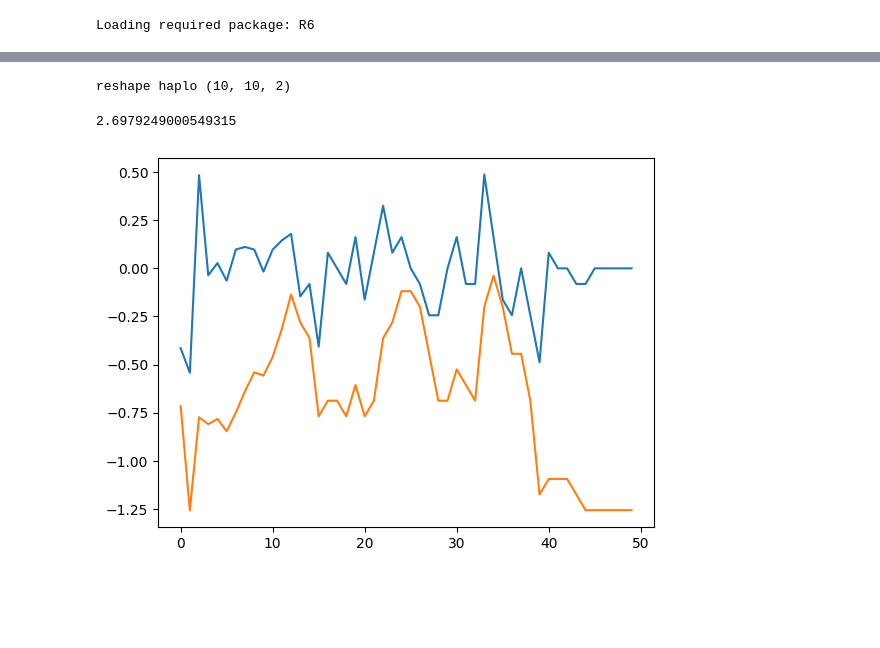
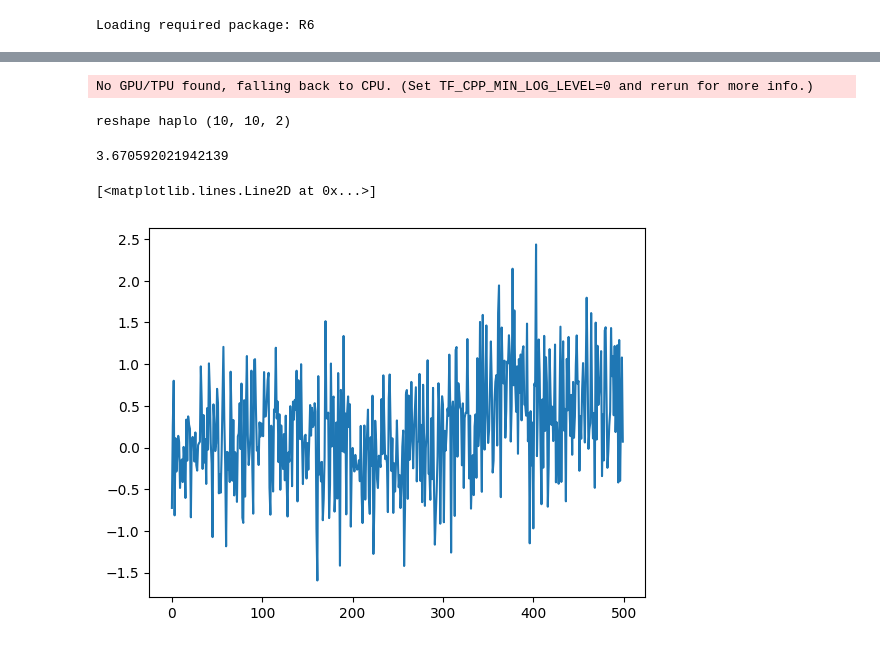
Before and after one commit to cjGO/breeder_agent, a Jupyter notebook: test.ipynb, the cells around one changed output, grey strips where cells are left out. Cells and saved outputs as stored; diff of their text form; code cells hidden in the pictures; blank space fills up the shorter version.

Commit message:
added quick gradient accumulation per episode

```diff
--- a/test.ipynb
+++ b/test.ipynb
@@ -877,33 +875,34 @@ class BreedingProgram:
         baseline = sum(running_baseline) / len(running_baseline)
         return baseline
 
-    # TRAINING
     @tf.function
     def train_step(self, inputs, scores_dummy,reward):
         with tf.GradientTape() as actor_tape, tf.GradientTape() as critic_tape:
             actor_output = self.actor([inputs, scores_dummy], training=True)
             critic_value = self.critic([inputs, scores_dummy, actor_output], training=True)
             actor_loss = -tf.reduce_mean(critic_value)
-            critic_loss = tf.keras.losses.MSE(reward, critic_value)
+            critic_loss = tf.keras.losses.huber(reward, critic_value)
 
         actor_grads = actor_tape.gradient(actor_loss, self.actor.trainable_variables)
         critic_grads = critic_tape.gradient(critic_loss, self.critic.trainable_variables)
 
-        self.actor.optimizer.apply_gradients(zip(actor_grads, self.actor.trainable_variables))
-        self.critic.optimizer.apply_gradients(zip(critic_grads, self.critic.trainable_variables))
+        return actor_grads, critic_grads
 
-    def run_single(self):
-        # before = print_memory_usage()
+    def run_single(self, trains = False):
         inputs = add_batchdim(self.current_population)
         scores_dummy = np.array(self.current_scores.transpose())
-        actor_output = actor_model([inputs, scores_dummy])
+        actor_output = self.actor([inputs, scores_dummy])
         new_pop,reward = policy2offspring_reward(actor_output, self.current_population, self.simulator)
-        self.train_step(inputs, scores_dummy, reward)
-        # tf.keras.backend.clear_session()
-        self.current_population = new_pop
-        self.current_scores = self.simulator.GEBV(new_pop)
-        # after = print_memory_usage()
-        return reward, self.current_scores
+        if trains:
+            grads = self.train_step(inputs, scores_dummy, reward)
+            self.current_population = new_pop
+            self.current_scores = self.simulator.GEBV(new_pop)
+            return reward, self.current_scores, grads
+        else:
+            self.current_population = new_pop
+            self.current_scores = self.simulator.GEBV(new_pop)
+            return reward, self.current_scores, None
+
 
     def reset(self):
         self.current_population = self.initial_population
@@ -920,12 +919,13 @@ population_size = int(nInd)
 marker_count = int((segSites * nChr))
 chromosome_number = int(nChr)
 max_generation = 10
-heritability = .95
+heritability = .99
 mean_score_list=[]
 critic_loss_list=[]
 
 farm  = BreedingProgram(initial_population, genetic_map, population_size, marker_count, chromosome_number, max_generation, heritability)
 farm.get_baseline()
 # %% [output]
-reshape haplo (10, 10, 2)
+No GPU/TPU found, falling back to CPU. (Set TF_CPP_MIN_LOG_LEVEL=0 and rerun for more info.)
-2.6979249000549315
+reshape haplo (10, 10, 2)
+3.670592021942139
@@ -953,6 +932,39 @@ for i in range(500):
+# %%
+actor_grads_accumulator = [tf.zeros_like(var) for var in farm.actor.trainable_variables]
+critic_grads_accumulator = [tf.zeros_like(var) for var in farm.critic.trainable_variables]
+distances = []
+R= []
+S= []
+for i in tqdm(range(5000)): # EPISODES
+    farm.reset()
+    rewards = []
+    scores = []
+    distance = 0
+    for cycle in range(10): # STEPS CYCLES
+        if cycle == 9:
+            reward, score, grads = farm.run_single(trains=True)
+            actor_grads, critic_grads = grads
+            actor_grads_accumulator = [acc_grad + grad for acc_grad, grad in zip(actor_grads_accumulator, actor_grads)]
+            critic_grads_accumulator = [acc_grad + grad for acc_grad, grad in zip(critic_grads_accumulator, critic_grads)]
+        else:
+            reward, score, _ = farm.run_single(trains=False)
+        rewards.append(reward)
+        scores.append(score.mean())
+        distance += 1
+
+    # Apply the accumulated gradients
+    farm.actor.optimizer.apply_gradients(zip(actor_grads_accumulator, farm.actor.trainable_variables))
+    farm.critic.optimizer.apply_gradients(zip(critic_grads_accumulator, farm.critic.trainable_variables))
+
+    # Reset the accumulators for the next episode
+    actor_grads_accumulator = [tf.zeros_like(var) for var in farm.actor.trainable_variables]
+    critic_grads_accumulator = [tf.zeros_like(var) for var in farm.critic.trainable_variables]
+
+    distances.append(distance)
+    R.append(rewards)
+    S.append(scores)
 # %%
-plt.plot(rewards)
-plt.plot([x.mean() for x in scores])
-plt.show()
+plt.plot([np.array(x).mean() for x in S])
 # %% [output]
+[<matplotlib.lines.Line2D at 0x...>]
-[figure, old version]
+[figure, new version]
```
Also changed, not shown: parts of 14 cells of this notebook.
